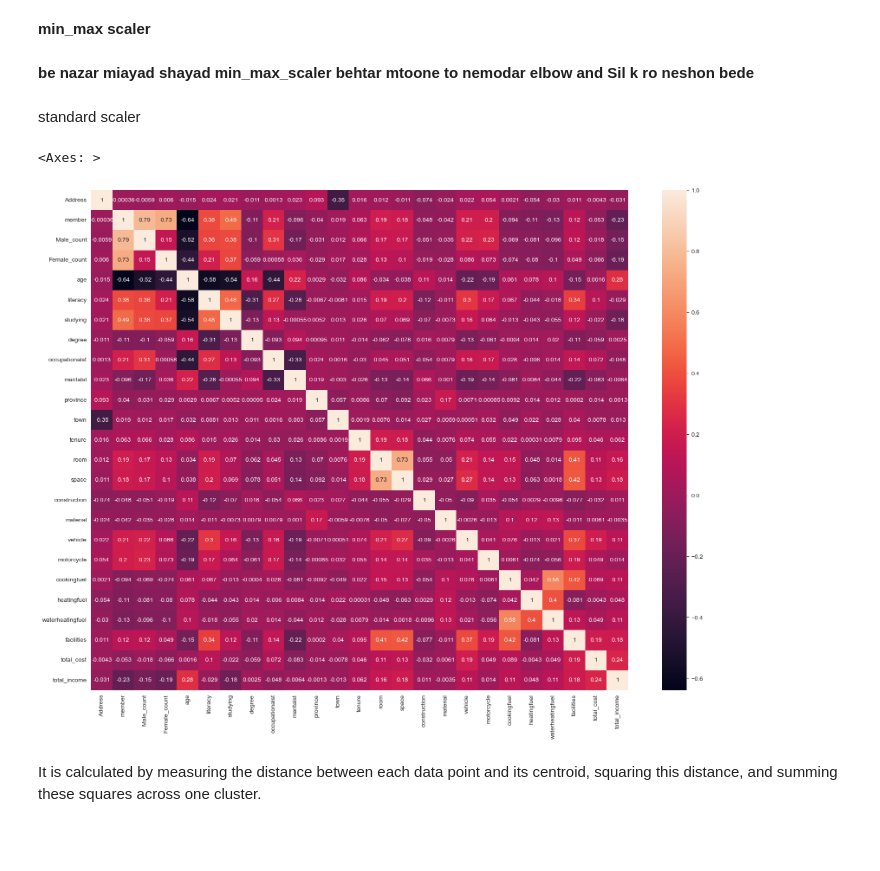
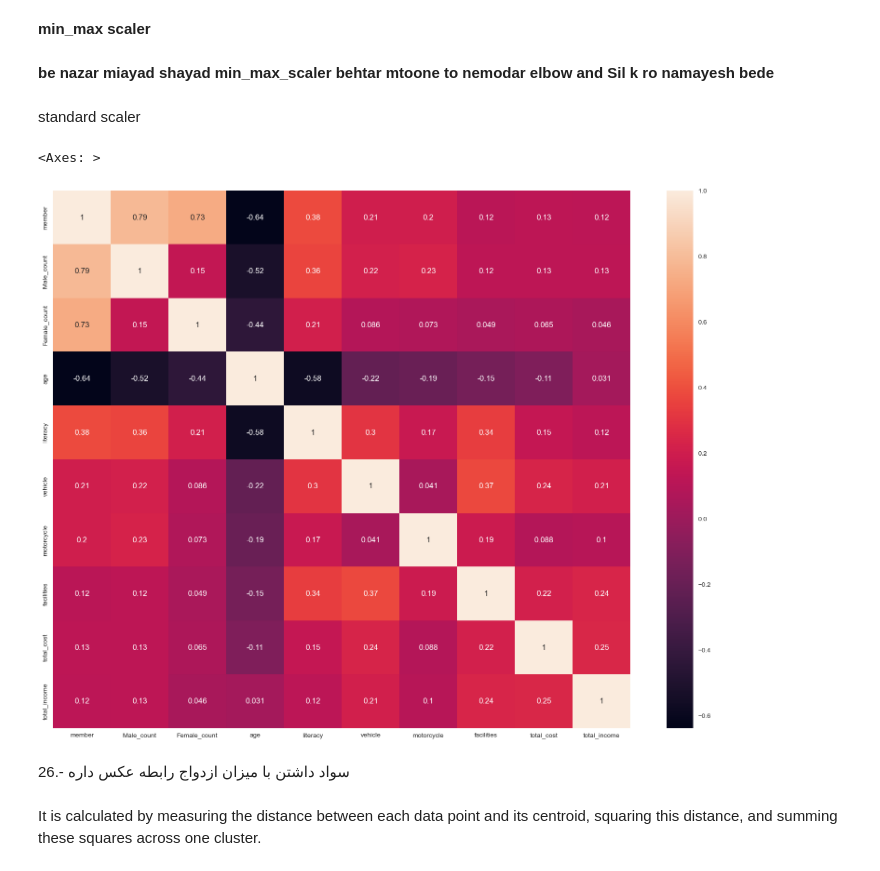
Before and after one commit to realBagher/Iran_family_income_analysis-_g6, a Jupyter notebook: ClusteringCodes/clean_clustering.ipynb, the cells around one changed output. Drawn from its saved outputs; the diff is of its cells as text; code cells hidden in the pictures; blank space fills up the shorter version.

```diff
--- a/ClusteringCodes/clean_clustering.ipynb
+++ b/ClusteringCodes/clean_clustering.ipynb
@@ -16,6 +22,19 @@ total_df=pd.read_csv(f'../{dir}/clus_data/{dir}_total.csv')
 def f(col1,col2):
     return col1/col2
 
-total_df['total_income']=total_df.apply(lambda x :f(x.total_income,x.member),axis=1)
-total_df['total_cost']=total_df.apply(lambda x :f(x.total_cost,x.member),axis=1)
-total_df
+# total_df['total_income']=total_df.apply(lambda x :f(x.total_income,x.member),axis=1)
+# total_df['total_cost']=total_df.apply(lambda x :f(x.total_cost,x.member),axis=1)
+
+# total_df['total_income']=total_df['total_income']/1000000
+# total_df['total_cost']=total_df['total_cost']/1000000
+# total_df['total']=total_df.iloc[:,1:].sum(axis=1)
+
+
+# total_df['total_income'] = np.log2(total_df['total_income'])
+# total_df['total_cost'] = np.log2(total_df['total_cost'])
+
+
+# total_df=total_df.iloc[:, [1, 3]]
+total_df=total_df.iloc[:,1:]
+total_df[total_df.isnull().any(axis=1)]
+total_df=total_df[['member','Male_count','Female_count','age','literacy','vehicle','motorcycle','facilities','total_cost','total_income']]
@@ -45,3 +60,10 @@ Index(['Address', 'member', 'Male_count', 'Female_count', 'age', 'literacy',
+# %%
+scaler = MaxAbsScaler()
+data_scaled =scaler.fit_transform(total_df)
+data_scaled = pd.DataFrame(data_scaled, columns = total_df.columns)
+# for column in data_scaled.columns:
+#     plt.subplots()
+#     data_scaled[f'{column}'].hist(bins=15)
 # %% [markdown]
 **min_max scaler**
 # %%
@@ -50,5 +73,5 @@ data_scaled =scaler.fit_transform(total_df)
 # %% [markdown]
-**be nazar miayad shayad min_max_scaler behtar mtoone to nemodar elbow and Sil k ro neshon bede**
+**be nazar miayad shayad min_max_scaler behtar mtoone to nemodar elbow and Sil k ro namayesh bede**
 # %% [markdown]
 standard scaler
 # %%
@@ -57,10 +83,12 @@ standard scaler
 # %%
-corr = pd.DataFrame(total_df).select_dtypes('number').corr()
+corr = pd.DataFrame(data_scaled).select_dtypes('number').corr()
 plt.subplots(figsize=(20,15))
 sns.heatmap(corr,annot=True)
 # %% [output]
 <Axes: >
-[figure, old version]
+[figure, new version]
+# %% [markdown]
+سواد داشتن با میزان ازدواج رابطه عکس داره -.26
 # %% [markdown]
 It is calculated by measuring the distance between each data point and its centroid, squaring this distance, and summing these squares across one cluster.
 # %%
```
Also changed, not shown: parts of 32 cells of this notebook.
